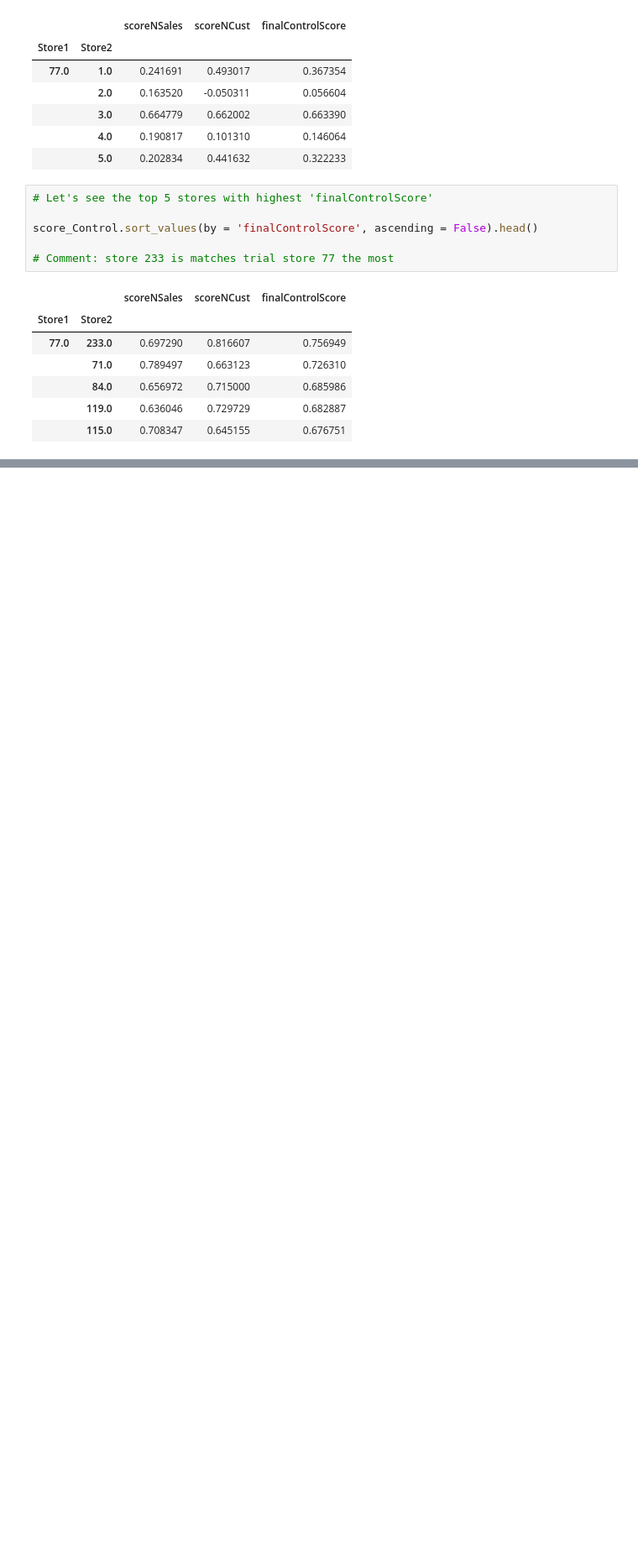
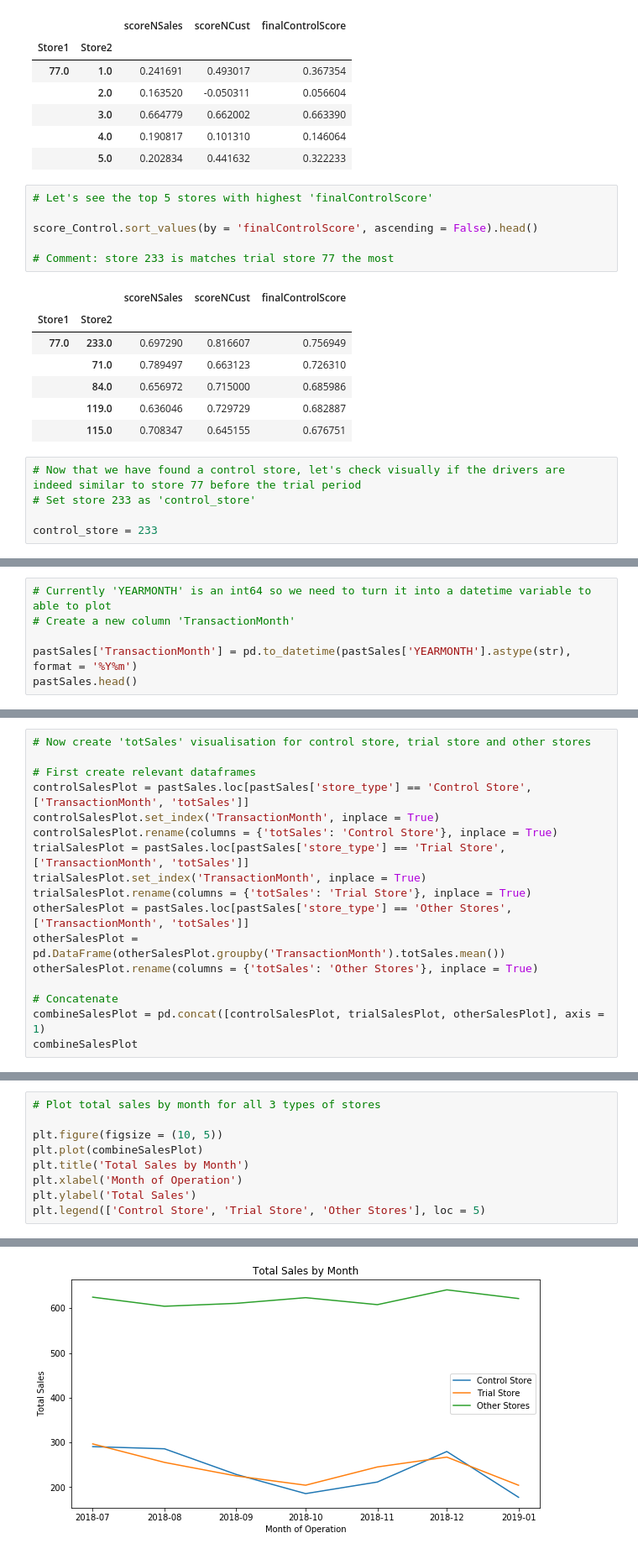
Before and after one commit to Johnson-a-hash/quantium-virtual-program, a Jupyter notebook: Quantium Module 2.ipynb, the cells around one changed output, grey strips where cells are left out. Shown: that part at 84% size. Saved outputs shown, nothing was run; the diff lists cells and outputs as text; blank space fills up the shorter version.

```diff
--- a/Quantium Module 2.ipynb
+++ b/Quantium Module 2.ipynb
@@ -465,3 +465,8 @@ score_Control.sort_values(by = 'finalControlScore', ascending = False).head()
 |  | 84.0 | 0.656972 | 0.715000 | 0.685986 |
 |  | 119.0 | 0.636046 | 0.729729 | 0.682887 |
 |  | 115.0 | 0.708347 | 0.645155 | 0.676751 |
+# %%
+# Now that we have found a control store, let's check visually if the drivers are indeed similar to store 77 before the trial period
+# Set store 233 as 'control_store'
+
+control_store = 233
@@ -467,0 +526,6 @@ score_Control.sort_values(by = 'finalControlScore', ascending = False).head()
+# %%
+# Currently 'YEARMONTH' is an int64 so we need to turn it into a datetime variable to able to plot
+# Create a new column 'TransactionMonth'
+
+pastSales['TransactionMonth'] = pd.to_datetime(pastSales['YEARMONTH'].astype(str), format = '%Y%m')
+pastSales.head()
@@ -467,0 +544,17 @@ score_Control.sort_values(by = 'finalControlScore', ascending = False).head()
+# %%
+# Now create 'totSales' visualisation for control store, trial store and other stores
+
+# First create relevant dataframes
+controlSalesPlot = pastSales.loc[pastSales['store_type'] == 'Control Store', ['TransactionMonth', 'totSales']]
+controlSalesPlot.set_index('TransactionMonth', inplace = True)
+controlSalesPlot.rename(columns = {'totSales': 'Control Store'}, inplace = True)
+trialSalesPlot = pastSales.loc[pastSales['store_type'] == 'Trial Store', ['TransactionMonth', 'totSales']]
+trialSalesPlot.set_index('TransactionMonth', inplace = True)
+trialSalesPlot.rename(columns = {'totSales': 'Trial Store'}, inplace = True)
+otherSalesPlot = pastSales.loc[pastSales['store_type'] == 'Other Stores', ['TransactionMonth', 'totSales']]
+otherSalesPlot = pd.DataFrame(otherSalesPlot.groupby('TransactionMonth').totSales.mean())
+otherSalesPlot.rename(columns = {'totSales': 'Other Stores'}, inplace = True)
+
+# Concatenate
+combineSalesPlot = pd.concat([controlSalesPlot, trialSalesPlot, otherSalesPlot], axis = 1)
+combineSalesPlot
@@ -467,0 +571,10 @@ score_Control.sort_values(by = 'finalControlScore', ascending = False).head()
+# %%
+# Plot total sales by month for all 3 types of stores
+
+plt.figure(figsize = (10, 5))
+plt.plot(combineSalesPlot)
+plt.title('Total Sales by Month')
+plt.xlabel('Month of Operation')
+plt.ylabel('Total Sales')
+plt.legend(['Control Store', 'Trial Store', 'Other Stores'], loc = 5)
+# %% [output]
@@ -467,0 +582 @@ score_Control.sort_values(by = 'finalControlScore', ascending = False).head()
+[figure, added]
```
Also changed, not shown: parts of 9 cells of this notebook.
